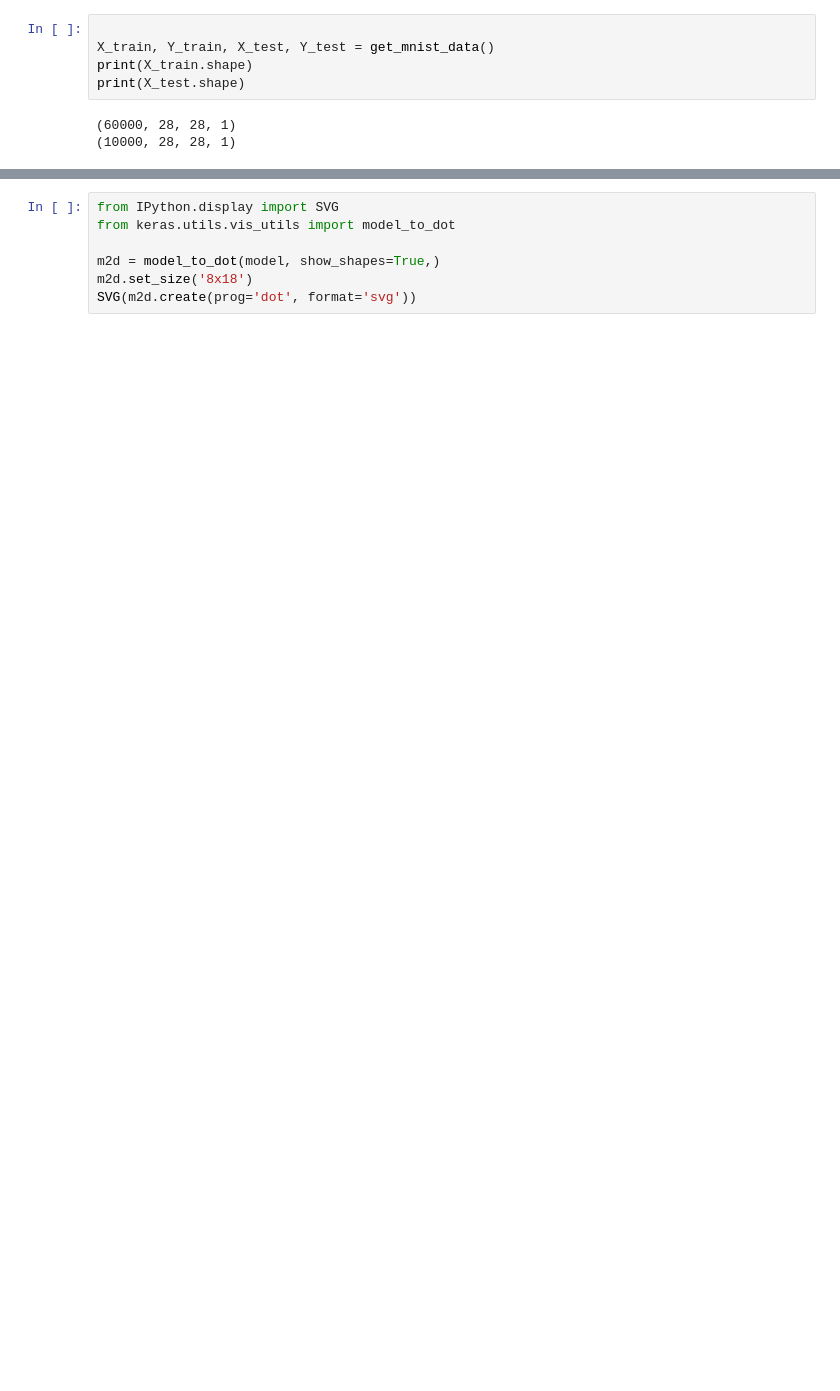
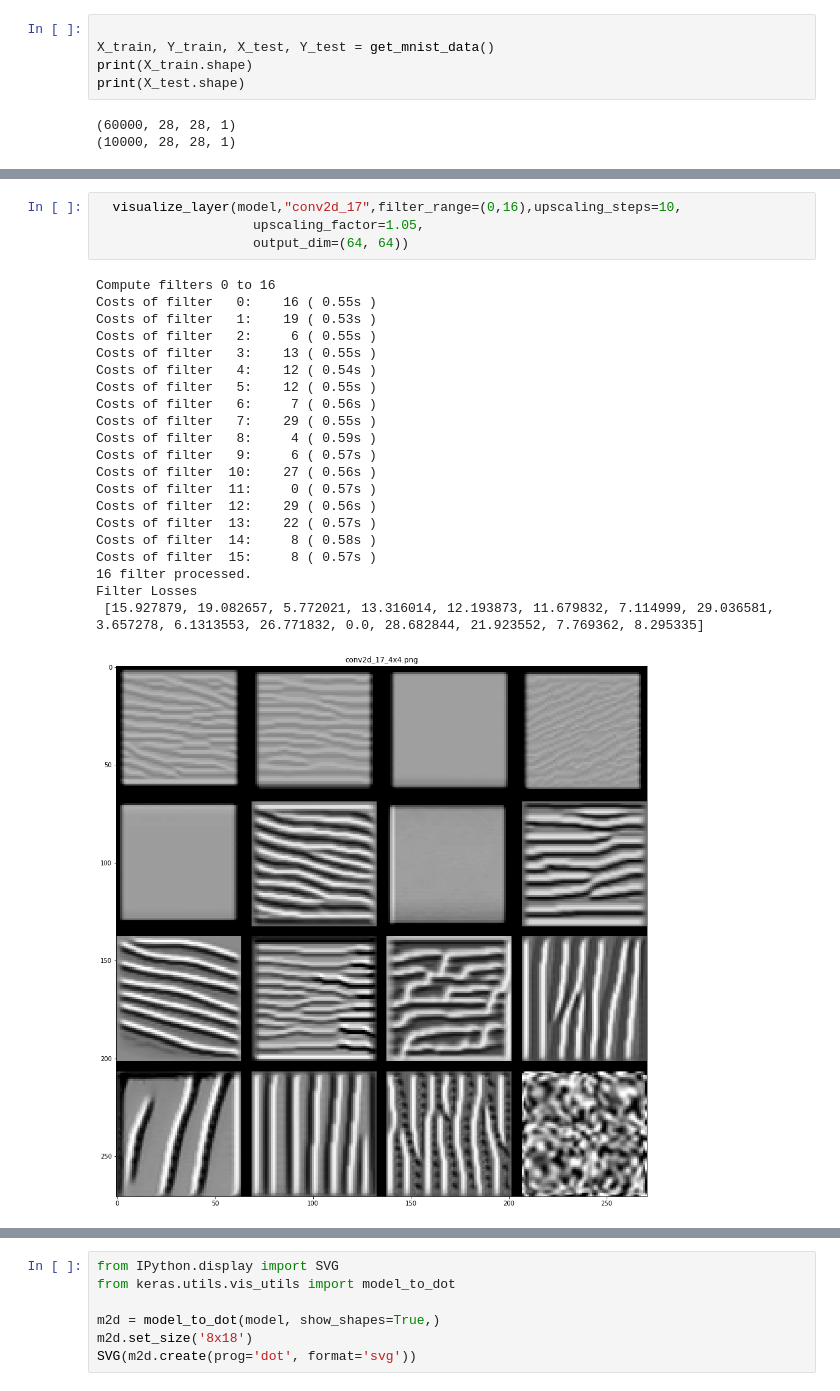
Before and after one commit to faizanahemad/eva, a Jupyter notebook: assignment-4/1st_CandidateArchitectures.ipynb, the cells around one changed output, grey strips where cells are left out. Saved outputs shown, nothing was run; the diff lists cells and outputs as text; blank space fills up the shorter version.

```diff
--- a/assignment-4/1st_CandidateArchitectures.ipynb
+++ b/assignment-4/1st_CandidateArchitectures.ipynb
@@ -52 +496,27 @@ warnings.filterwarnings("ignore")
+# %%
+  visualize_layer(model,"conv2d_17",filter_range=(0,16),upscaling_steps=10,
+                    upscaling_factor=1.05,
+                    output_dim=(64, 64))
+# %% [output]
+Compute filters 0 to 16
+Costs of filter   0:    16 ( 0.55s )
+Costs of filter   1:    19 ( 0.53s )
+Costs of filter   2:     6 ( 0.55s )
+Costs of filter   3:    13 ( 0.55s )
+Costs of filter   4:    12 ( 0.54s )
+Costs of filter   5:    12 ( 0.55s )
+Costs of filter   6:     7 ( 0.56s )
+Costs of filter   7:    29 ( 0.55s )
+Costs of filter   8:     4 ( 0.59s )
+Costs of filter   9:     6 ( 0.57s )
+Costs of filter  10:    27 ( 0.56s )
+Costs of filter  11:     0 ( 0.57s )
+Costs of filter  12:    29 ( 0.56s )
+Costs of filter  13:    22 ( 0.57s )
+Costs of filter  14:     8 ( 0.58s )
+Costs of filter  15:     8 ( 0.57s )
+16 filter processed.
+Filter Losses
+ [15.927879, 19.082657, 5.772021, 13.316014, 12.193873, 11.679832, 7.114999, 29.036581, 3.657278, 6.1313553, 26.771832, 0.0, 28.682844, 21.923552, 7.769362, 8.295335]
+[figure, added]
 # %%
```
Also changed, not shown: parts of 18 cells of this notebook.
